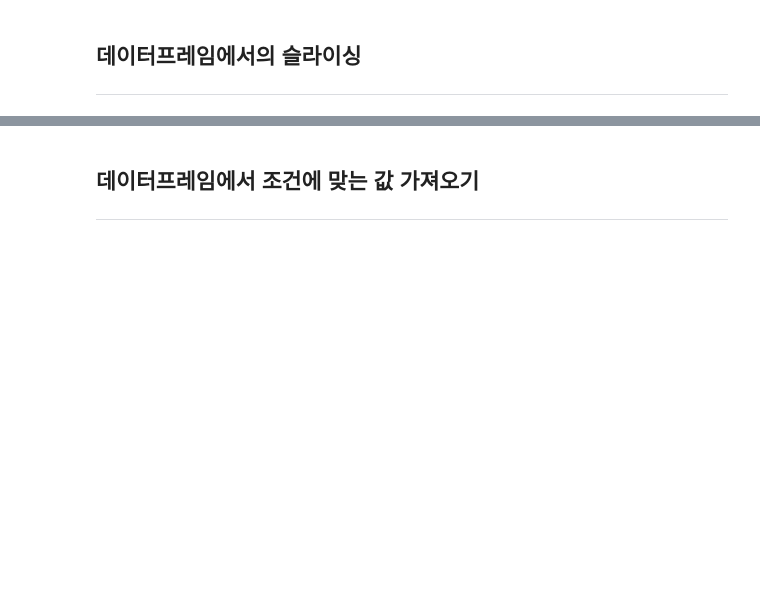
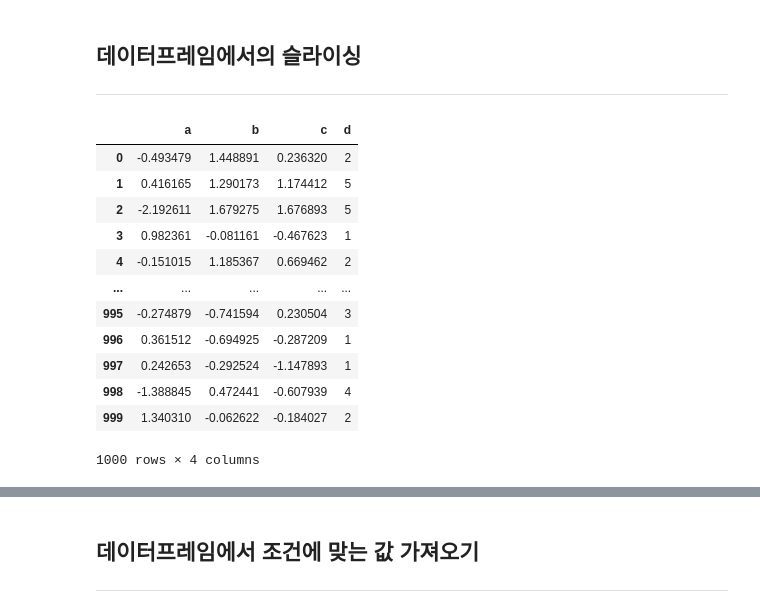
Before and after one commit to minsuk-sung/2022-NIA-Deep-Learning-Lecture, a Jupyter notebook: code/1일차 실습(3) - 판다스(Pandas).ipynb, the cells around one changed output, grey strips where cells are left out. Saved outputs shown, nothing was run; the diff lists cells and outputs as text; code cells hidden in the pictures; blank space fills up the shorter version.

```diff
--- a/code/1일차 실습(3) - 판다스(Pandas).ipynb
+++ b/code/1일차 실습(3) - 판다스(Pandas).ipynb
@@ -200,6 +200,22 @@ Length: 1000, dtype: float64
 # %% [markdown]
 ## 데이터프레임에서의 슬라이싱
 <hr style="height:5px;border:none;color:#132e4f;background-color:#132e4f;"/>
+# %%
+df
+# %% [output]
+|  | a | b | c | d |
+| 0 | -0.493479 | 1.448891 | 0.236320 | 2 |
+| 1 | 0.416165 | 1.290173 | 1.174412 | 5 |
+| 2 | -2.192611 | 1.679275 | 1.676893 | 5 |
+| 3 | 0.982361 | -0.081161 | -0.467623 | 1 |
+| 4 | -0.151015 | 1.185367 | 0.669462 | 2 |
+| ... | ... | ... | ... | ... |
+| 995 | -0.274879 | -0.741594 | 0.230504 | 3 |
+| 996 | 0.361512 | -0.694925 | -0.287209 | 1 |
+| 997 | 0.242653 | -0.292524 | -1.147893 | 1 |
+| 998 | -1.388845 | 0.472441 | -0.607939 | 4 |
+| 999 | 1.340310 | -0.062622 | -0.184027 | 2 |
+1000 rows × 4 columns
 # %%
 df.loc[:,'a']
 # %% [output]
```
Also changed, not shown: parts of 20 cells of this notebook, 19 other files.
